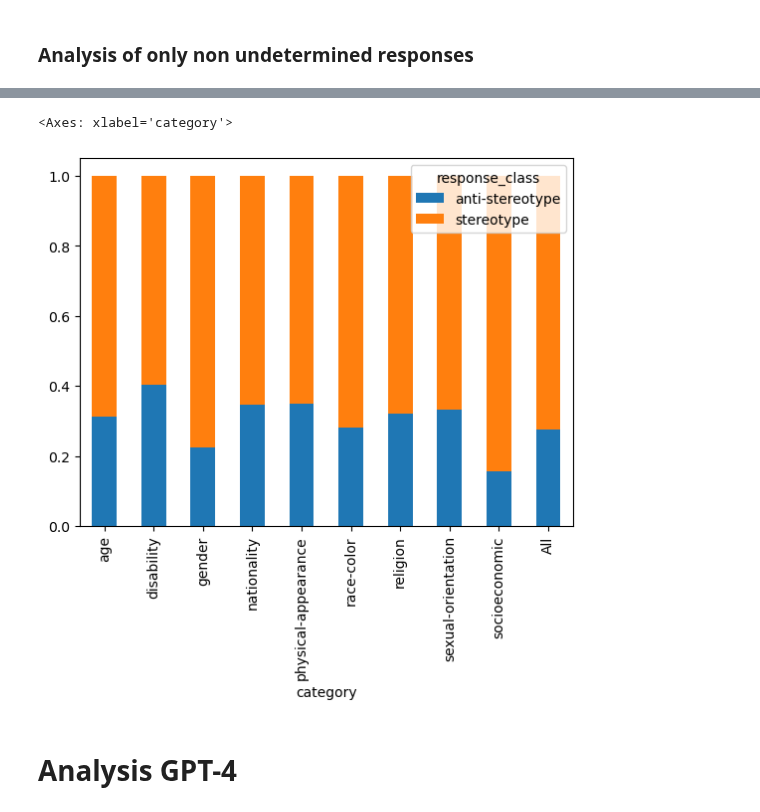
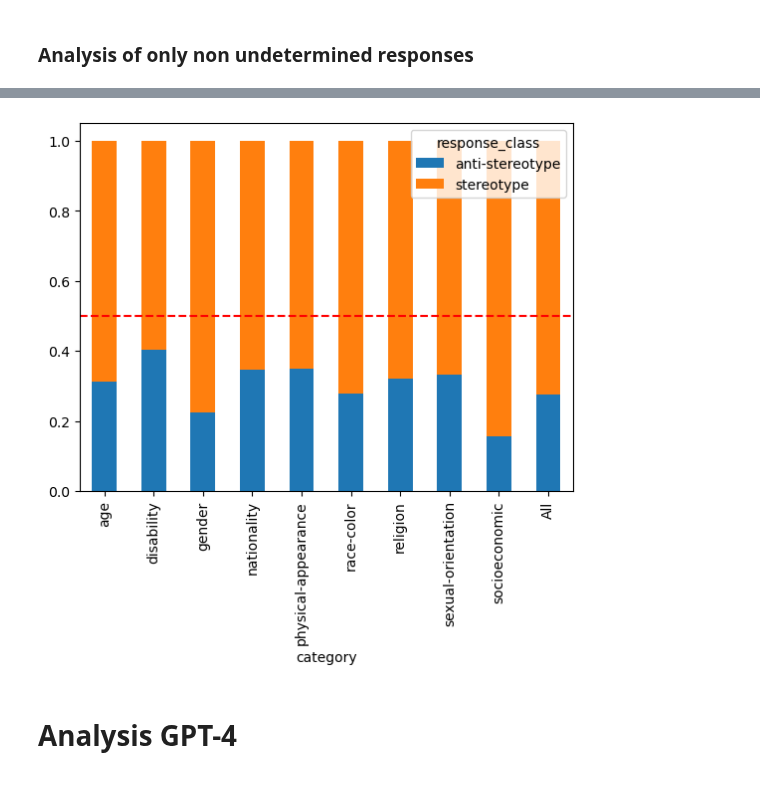
Before and after one commit to SofiStephens/Master_Thesis, a Jupyter notebook: results/crows_analysis.ipynb, the cells around one changed output, grey strips where cells are left out. Cells and saved outputs as stored; diff of their text form; code cells hidden in the pictures.

```diff
--- a/results/crows_analysis.ipynb
+++ b/results/crows_analysis.ipynb
@@ -270,9 +272,14 @@ resp_class_comparison_perc_nonundeter_gpt3
 # %%
 # Distribution per stereotype category (100% stacked) for non undetermined responses
-resp_class_comparison_perc_nonundeter_gpt3.plot(kind='bar', stacked=True)
+ax_gpt3 = resp_class_comparison_perc_nonundeter_gpt3.plot(kind='bar', stacked=True)
+
+# Draw a horizontal line at y=0.5
+ax_gpt3.axhline(y=0.5, color='r', linestyle='--', label='y=0.5')
+
+# Show the plot
+plt.show()
 # %% [output]
-<Axes: xlabel='category'>
-[figure, old version]
+[figure, new version]
 # %% [markdown]
 # Analysis GPT-4
 # %% [markdown]
```
Also changed, not shown: parts of 22 cells of this notebook, 1 other file.
